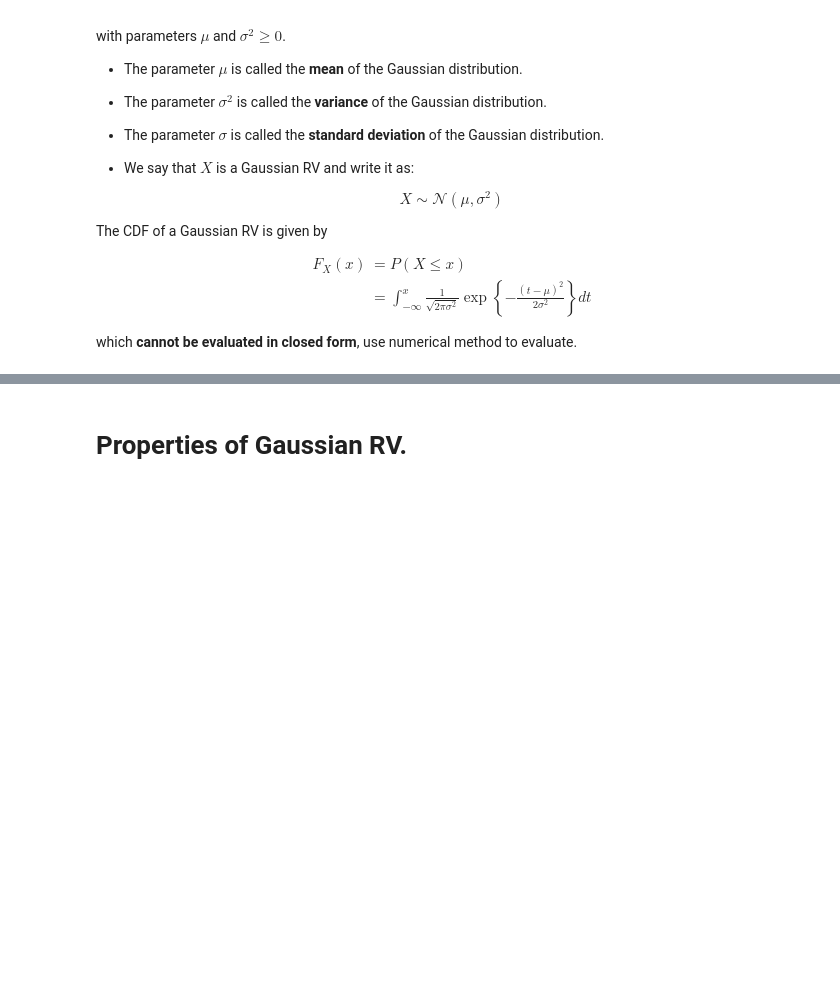
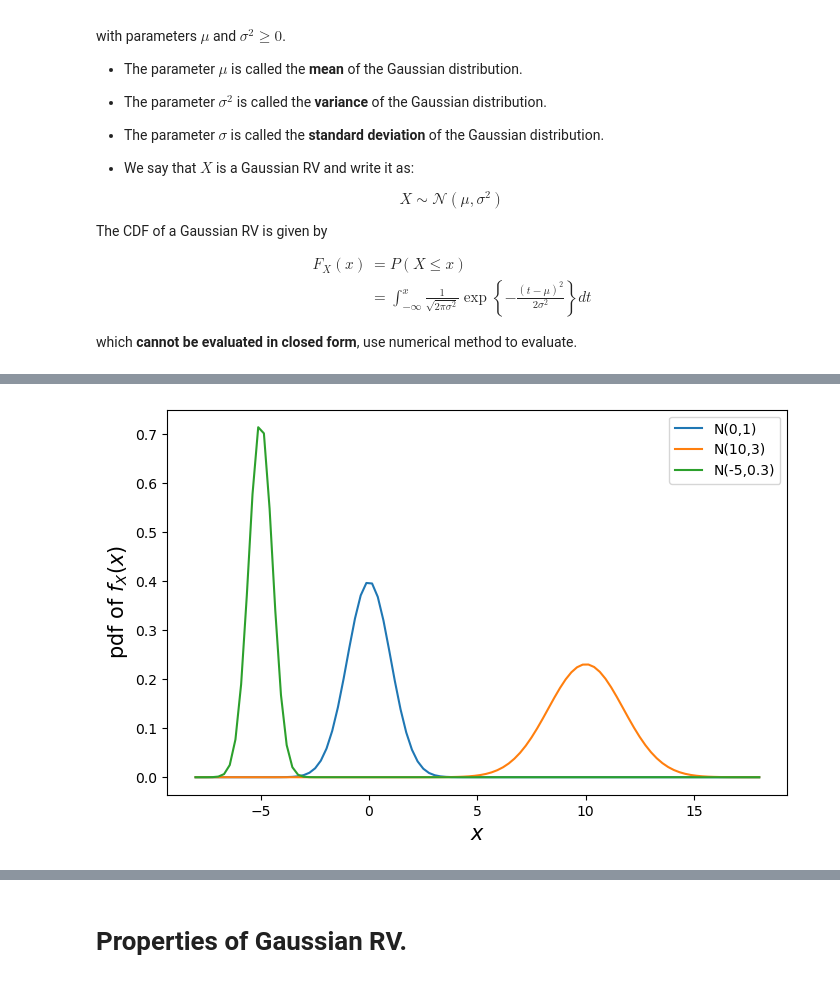
Before and after one commit to tyler-ruble/eel3850S25, a Jupyter notebook: lectures/lecture07-ContinuousRV/Lecture7-continuous-rv-in-class-edits.ipynb, the cells around one changed output, grey strips where cells are left out. Saved outputs shown, nothing was run; the diff lists cells and outputs as text; code cells hidden in the pictures; blank space fills up the shorter version.

```diff
--- a/lectures/lecture07-ContinuousRV/Lecture7-continuous-rv-in-class-edits.ipynb
+++ b/lectures/lecture07-ContinuousRV/Lecture7-continuous-rv-in-class-edits.ipynb
@@ -137,18 +222,21 @@ which **cannot be evaluated in closed form**, use numerical method to evaluate.
 # %%
 # Normal aka G(0,1)
-
-# Gaussian(10,variance=3)
-
+G1 = stats.norm(loc=0, scale =1)
+# Gaussian(10,variance=3) % variance = sigma^2
+G2 = stats.norm(loc =10, scale = np.sqrt(3))
 # Gaussian(-5,0.3)
+G3 = stats.norm(loc= -5, scale = np.sqrt(0.3))
 # %%
 plt.figure(figsize=(8,5))
 x = np.linspace(-8,18,100)
-# plt.plot(x,  ,label='N(0,1)')
-# plt.plot(x,  ,label='N(10,3)')
-# plt.plot(x,  ,label='N(-5,0.3)')
+plt.plot(x, G1.pdf(x) ,label='N(0,1)')
+plt.plot(x, G2.pdf(x) ,label='N(10,3)')
+plt.plot(x, G3.pdf(x) ,label='N(-5,0.3)')
 plt.legend()
 plt.xlabel('$x$', size = 15)
 plt.ylabel('pdf of $f_X(x)$', size = 15);
+# %% [output]
+[figure, added]
 # %%
 plt.figure(figsize=(8,5))
 x = np.linspace(-8,18,1000)
```
Also changed, not shown: parts of 10 cells of this notebook.
